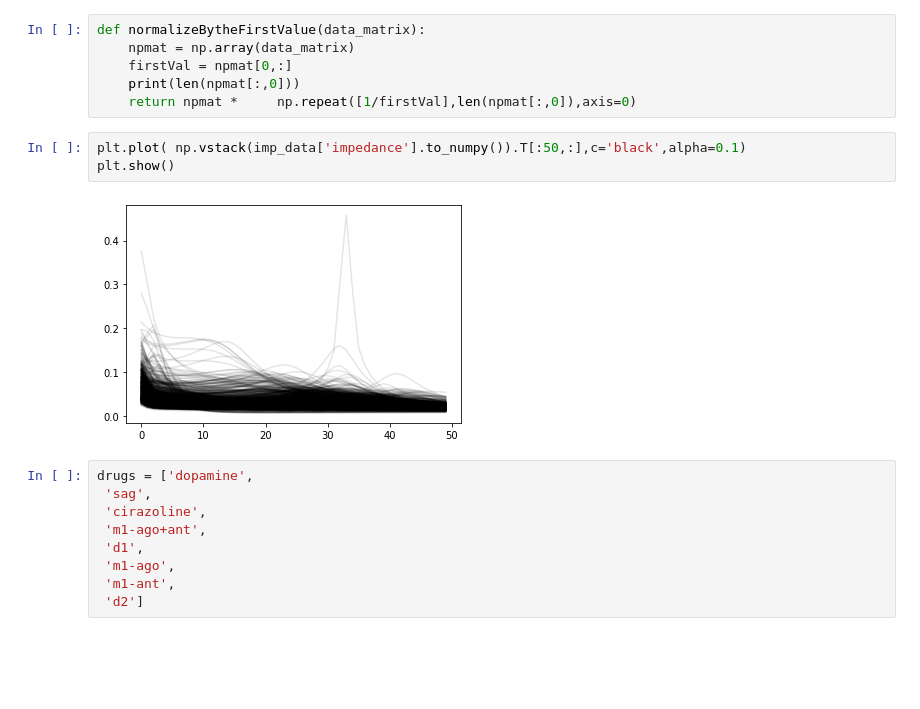
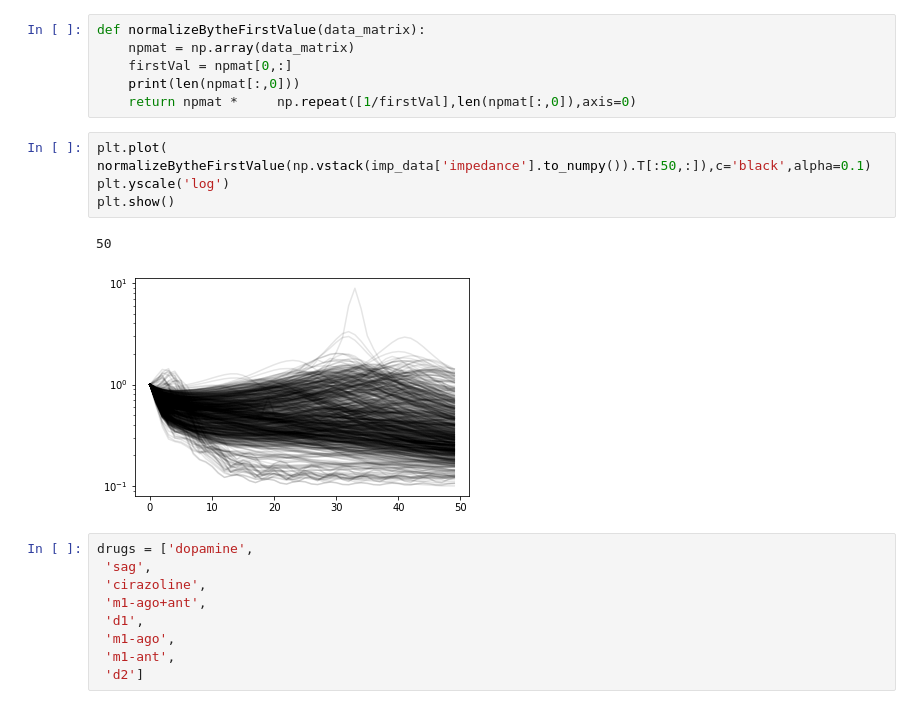
Before and after one commit to Nishant-codex/single_cell_analysis, a Jupyter notebook: notebooks_drug/Impedance_clustering_for_drug.ipynb, the cells around one changed output. Drawn from its saved outputs; the diff is of its cells as text; blank space fills up the shorter version.

```diff
--- a/notebooks_drug/Impedance_clustering_for_drug.ipynb
+++ b/notebooks_drug/Impedance_clustering_for_drug.ipynb
@@ -72,10 +72,12 @@ def normalizeBytheFirstValue(data_matrix):
     print(len(npmat[:,0]))
     return npmat *     np.repeat([1/firstVal],len(npmat[:,0]),axis=0)
 # %%
-plt.plot( np.vstack(imp_data['impedance'].to_numpy()).T[:50,:],c='black',alpha=0.1)
+plt.plot( normalizeBytheFirstValue(np.vstack(imp_data['impedance'].to_numpy()).T[:50,:]),c='black',alpha=0.1)
+plt.yscale('log')
 plt.show()
 # %% [output]
+50
-[figure, old version]
+[figure, new version]
 # %%
 drugs = ['dopamine',
  'sag',
```
Also changed, not shown: parts of 5 cells of this notebook, 4 other files.
